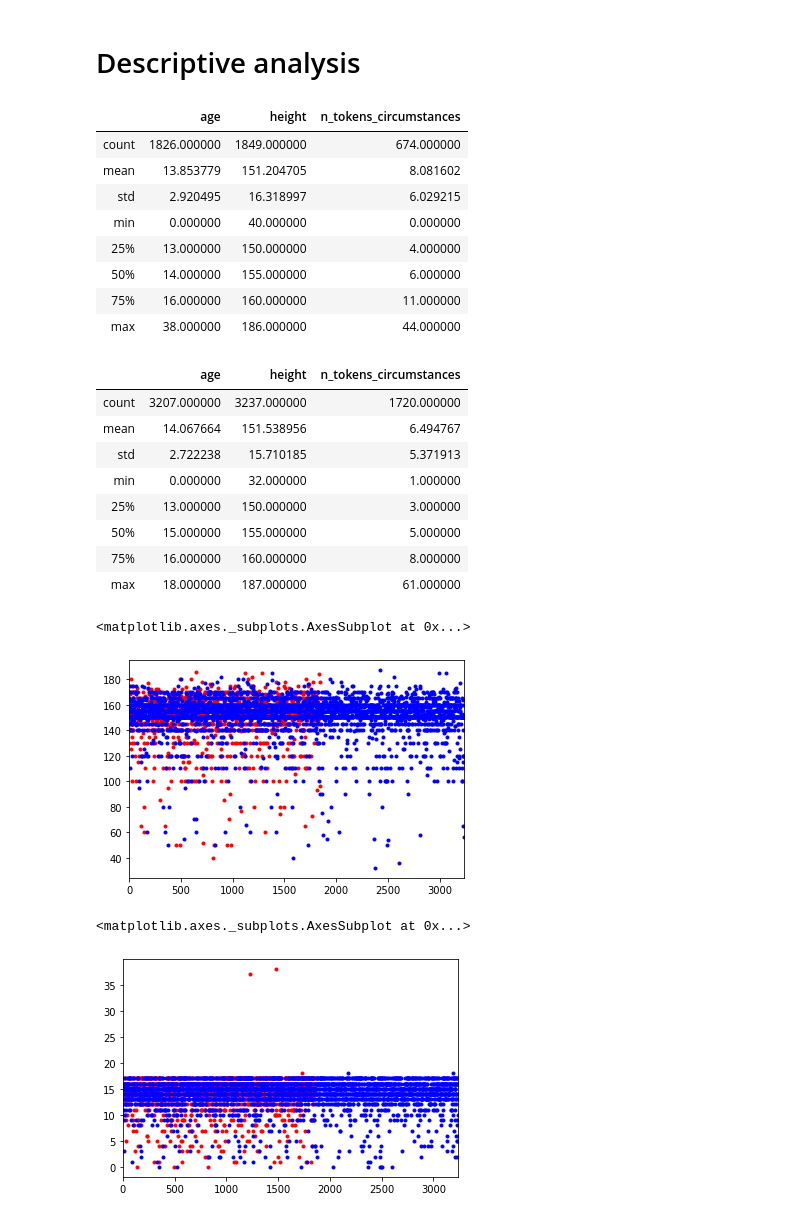
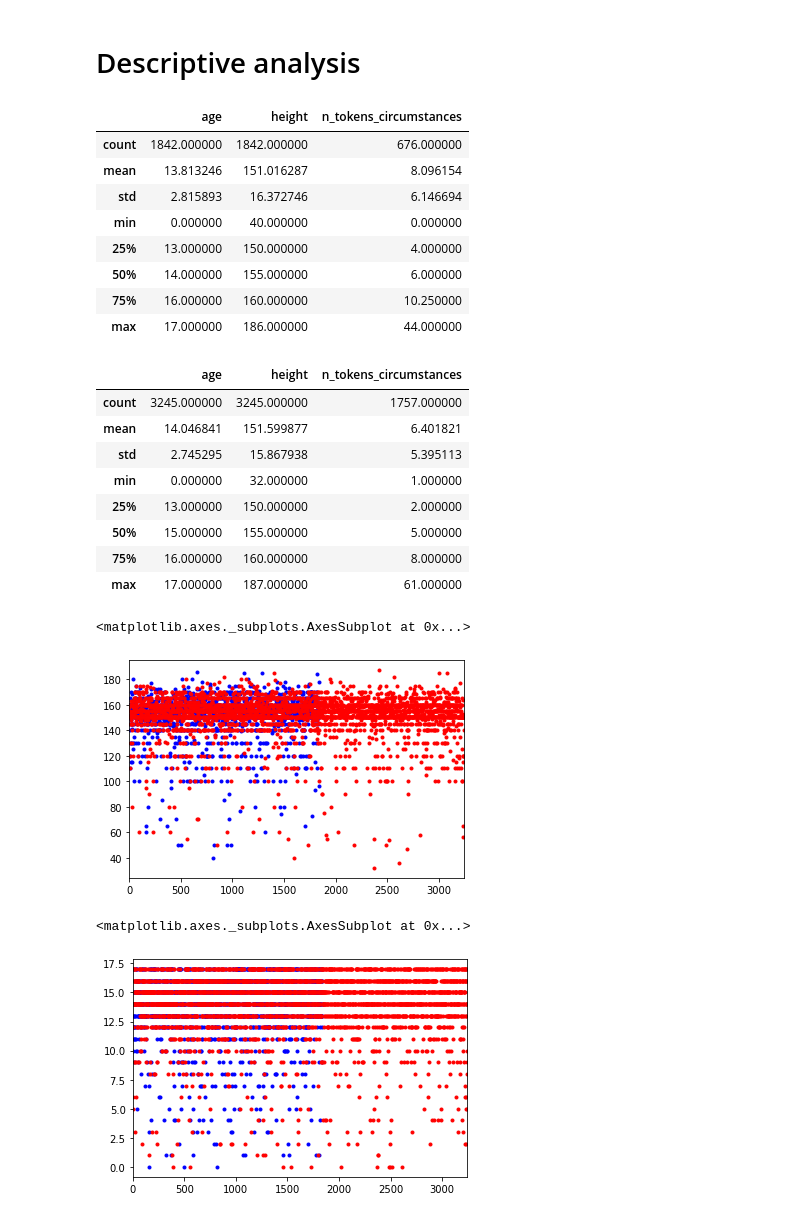
Before and after one commit to royrimachi/te_estamos_buscando_ws, a Jupyter notebook: TEB-Encontrados.ipynb, the cells around one changed output. Drawn from its saved outputs; the diff is of its cells as text; code cells hidden in the pictures.

Commit message:
Cleaner JN

```diff
--- a/TEB-Encontrados.ipynb
+++ b/TEB-Encontrados.ipynb
@@ -5,46 +5,44 @@ import pandas as pd
 # %% [markdown]
 # Descriptive analysis
 # %%
-import pandas as pd
-
-clean_TEB_encontrados = pd.read_csv('clean_teestamosbuscando_2019_11_17_found_people_profiles.csv')
-clean_TEB_desaparecidos = pd.read_csv('clean_teestamosbuscando_2019_11_17_people_profiles.csv')
+clean_TEB_encontrados = pd.read_csv('clean_teestamosbuscando_2019_11_25_found_people_profiles.csv')
+clean_TEB_desaparecidos = pd.read_csv('clean_teestamosbuscando_2019_11_25_people_profiles.csv')
 # %%
 clean_TEB_encontrados.describe()
 # %% [output]
 |  | age | height | n_tokens_circumstances |
-| count | 1826.000000 | 1849.000000 | 674.000000 |
-| mean | 13.853779 | 151.204705 | 8.081602 |
-| std | 2.920495 | 16.318997 | 6.029215 |
+| count | 1842.000000 | 1842.000000 | 676.000000 |
+| mean | 13.813246 | 151.016287 | 8.096154 |
+| std | 2.815893 | 16.372746 | 6.146694 |
 | min | 0.000000 | 40.000000 | 0.000000 |
 | 25% | 13.000000 | 150.000000 | 4.000000 |
 | 50% | 14.000000 | 155.000000 | 6.000000 |
-| 75% | 16.000000 | 160.000000 | 11.000000 |
-| max | 38.000000 | 186.000000 | 44.000000 |
+| 75% | 16.000000 | 160.000000 | 10.250000 |
+| max | 17.000000 | 186.000000 | 44.000000 |
 # %%
 clean_TEB_desaparecidos.describe()
 # %% [output]
 |  | age | height | n_tokens_circumstances |
-| count | 3207.000000 | 3237.000000 | 1720.000000 |
-| mean | 14.067664 | 151.538956 | 6.494767 |
-| std | 2.722238 | 15.710185 | 5.371913 |
+| count | 3245.000000 | 3245.000000 | 1757.000000 |
+| mean | 14.046841 | 151.599877 | 6.401821 |
+| std | 2.745295 | 15.867938 | 5.395113 |
 | min | 0.000000 | 32.000000 | 1.000000 |
-| 25% | 13.000000 | 150.000000 | 3.000000 |
+| 25% | 13.000000 | 150.000000 | 2.000000 |
 | 50% | 15.000000 | 155.000000 | 5.000000 |
 | 75% | 16.000000 | 160.000000 | 8.000000 |
-| max | 18.000000 | 187.000000 | 61.000000 |
+| max | 17.000000 | 187.000000 | 61.000000 |
 # %%
 %matplotlib inline
 # %%
-clean_TEB_encontrados['height'].plot(style='r.')
-clean_TEB_desaparecidos['height'].plot(style='b.')
+clean_TEB_encontrados['height'].plot(style='b.')
+clean_TEB_desaparecidos['height'].plot(style='r.')
 # %% [output]
 <matplotlib.axes._subplots.AxesSubplot at 0x...>
-[figure, old version]
+[figure, new version]
 # %%
-clean_TEB_encontrados['age'].plot(style='r.')
-clean_TEB_desaparecidos['age'].plot(style='b.')
+clean_TEB_encontrados['age'].plot(style='b.')
+clean_TEB_desaparecidos['age'].plot(style='r.')
 # %% [output]
 <matplotlib.axes._subplots.AxesSubplot at 0x...>
-[figure, old version]
+[figure, new version]
 # %%
```
Also changed, not shown: parts of 6 cells of this notebook, 4 other files.
